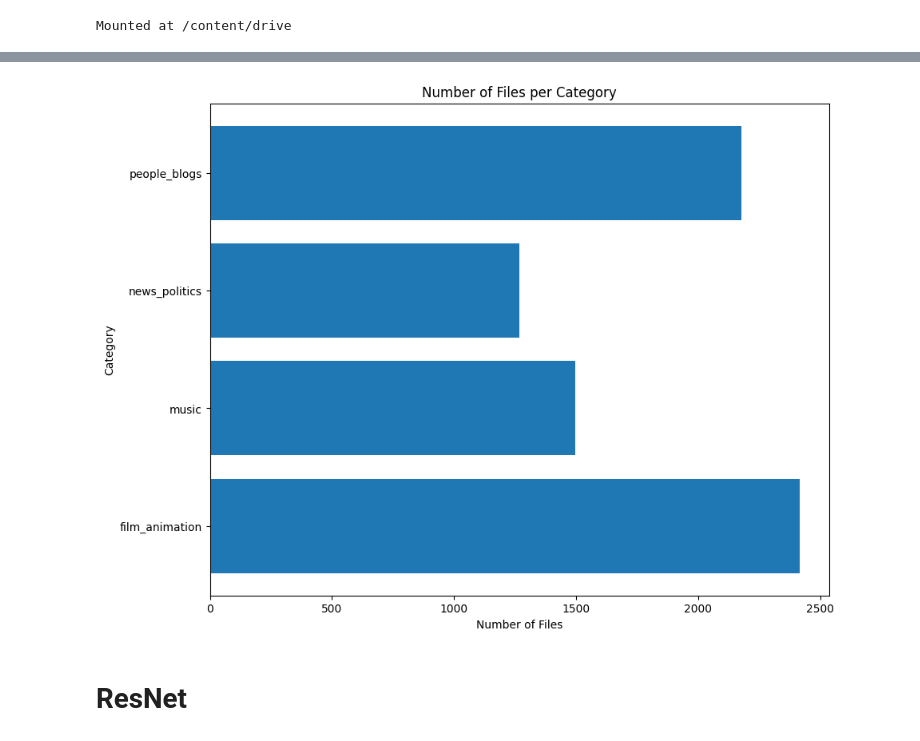
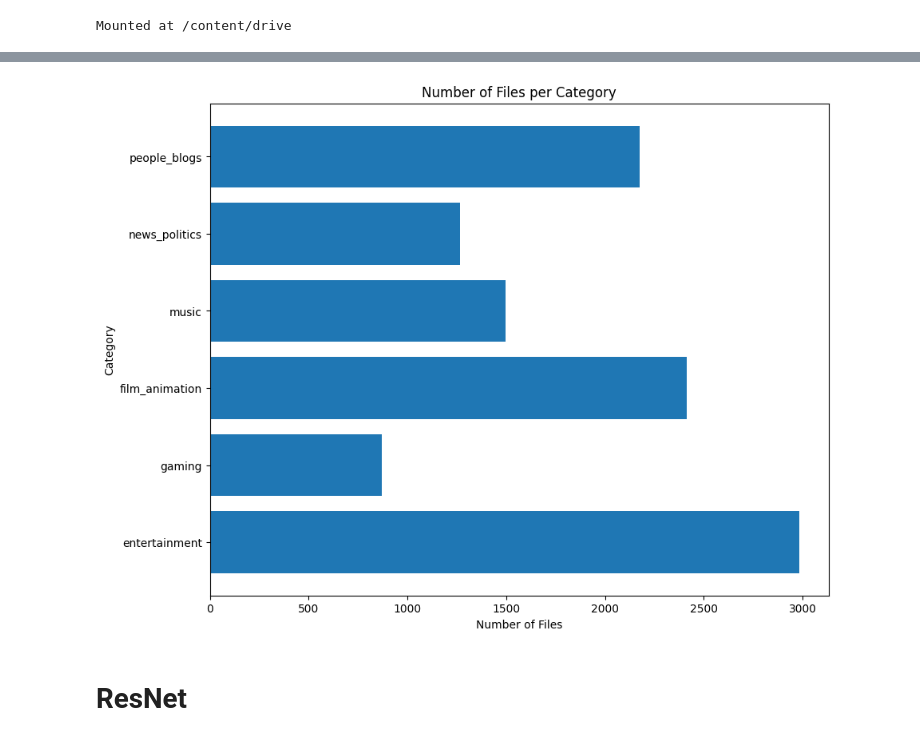
Before and after one commit to leanring-machine/yt-classifier, a Jupyter notebook: notebooks/resnet50_improved.ipynb, the cells around one changed output, grey strips where cells are left out. Drawn from its saved outputs; the diff is of its cells as text; code cells hidden in the pictures.

```diff
--- a/notebooks/resnet50_improved.ipynb
+++ b/notebooks/resnet50_improved.ipynb
@@ -38,32 +25,35 @@ Successfully installed ResNet-0.1
 # %%
 import pandas as pd
 import matplotlib.pyplot as plt
 import os
 
 category_df = pd.read_csv('video_category.csv')
 category_info = category_df.set_index('name')['id'].to_dict()
 data_path = './thumbnail'
 
 category_counts = {}
 
 selected_category = [
-    'film_animation', 'music', 'news_politics', 'people_blogs'
+    'entertainment', 'gaming', 'film_animation',
+    'music', 'news_politics', 'people_blogs'
 ]
 
 category_counts = {}
+total_counts = 0
 
 for c in selected_category:
   dir = os.path.join(data_path, c)
   category_counts[c] = len(os.listdir(dir))
+  total_counts += category_counts[c]
 
 plt.figure(figsize=(10, 8))
 plt.barh(list(category_counts.keys()), list(category_counts.values()))
 plt.xlabel('Number of Files')
 plt.ylabel('Category')
 plt.title('Number of Files per Category')
 plt.show()
 # %% [output]
-[figure, old version]
+[figure, new version]
 # %% [markdown]
 # ResNet
 # %%
```
Also changed, not shown: parts of 18 cells of this notebook.
